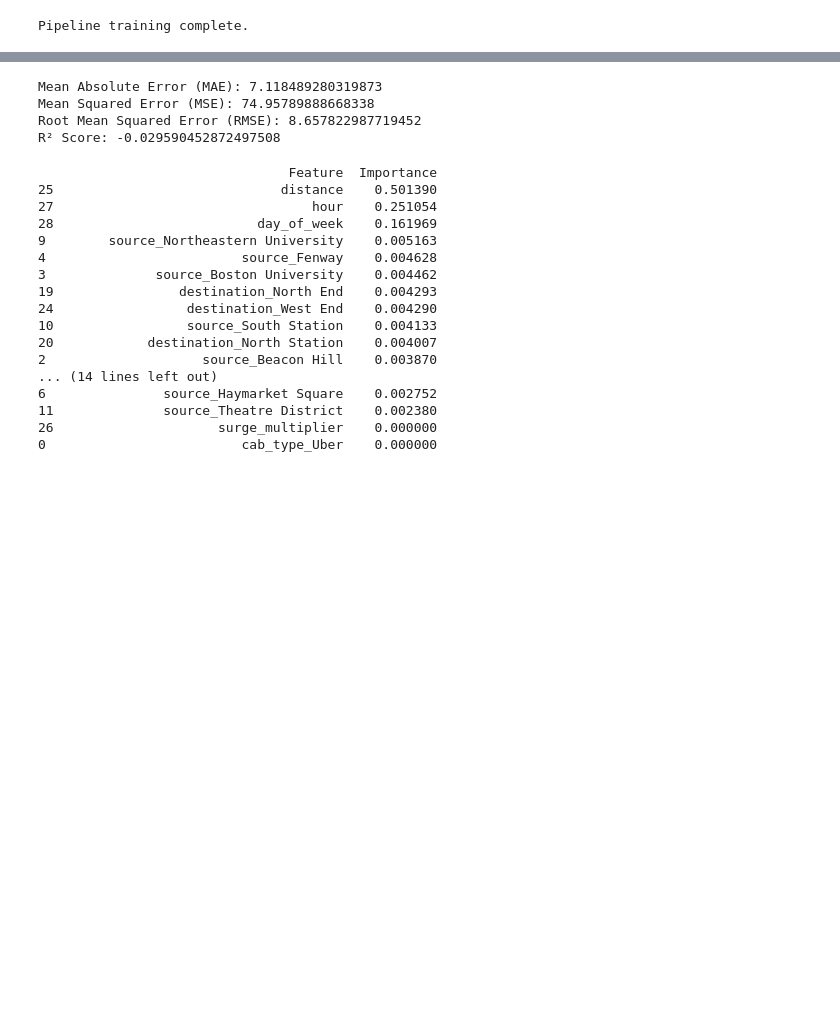
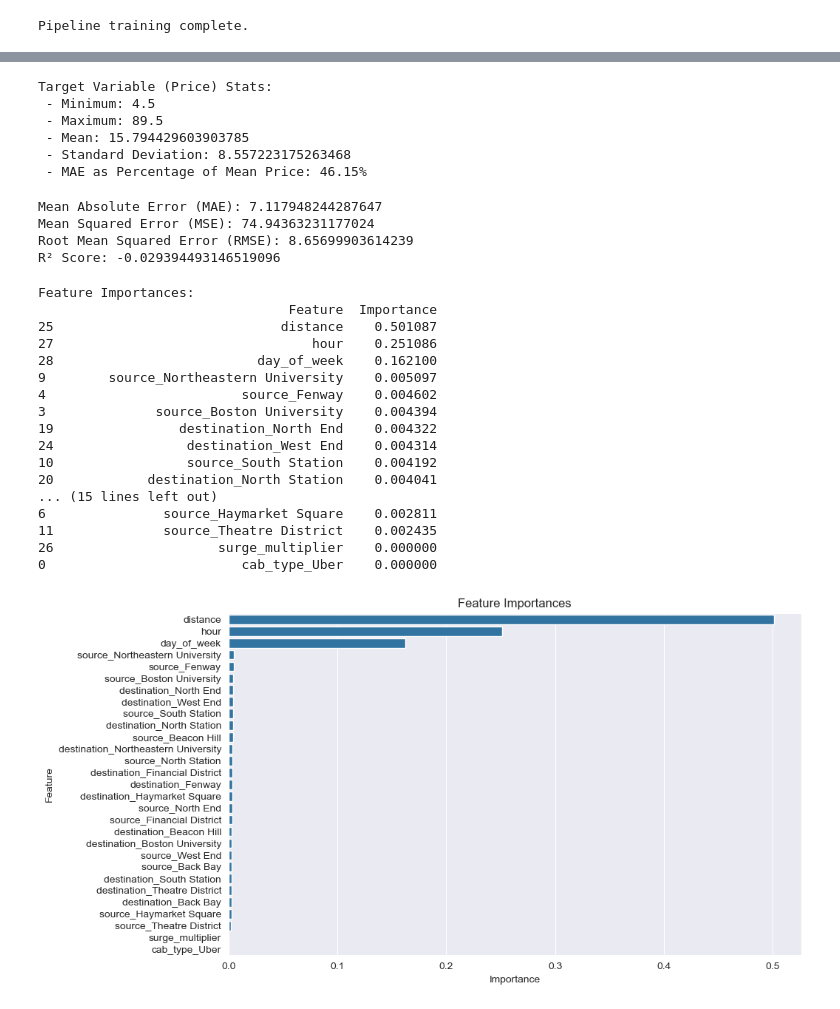
Before and after one commit to rishikamtam12/UberFarePredictor, a Jupyter notebook: mlModeling.ipynb, the cells around one changed output, grey strips where cells are left out. Saved outputs shown, nothing was run; the diff lists cells and outputs as text; code cells hidden in the pictures; blank space fills up the shorter version.

Commit message:
ml models finished

```diff
--- a/mlModeling.ipynb
+++ b/mlModeling.ipynb
@@ -293,7 +228,8 @@ X_train, X_test, y_train, y_test = train_test_split(X, y, test_size=0.2, random_
 # creating pipeline and training the model
 
 # Set up the Random Forest model
-rf_model = RandomForestRegressor(n_estimators=100, random_state=42)
+rf_model = RandomForestRegressor(n_estimators=150, n_jobs=-1, random_state=42)
+
 
 # Create a pipeline with preprocessing and the model
 pipeline = Pipeline(steps=[
@@ -340,3 +272,26 @@ KeyboardInterrupt:
+# %%
+# Analyze the target variable's range
+y_min = y.min()
+y_max = y.max()
+y_mean = y.mean()
+y_std = y.std()
+
+# Calculate MAE as a percentage of the mean price
+mean_mae = np.mean(cv_mae_scores)  # Use the mean MAE from cross-validation
+
+print(f"Target Variable (Price) Stats:")
+print(f" - Minimum: {y_min}")
+print(f" - Maximum: {y_max}")
+print(f" - Mean: {y_mean}")
+print(f" - Standard Deviation: {y_std}")
+print(f" - MAE as Percentage of Mean Price: {mean_mae / y_mean * 100:.2f}%")
+# %% [output]
+Target Variable (Price) Stats:
+ - Minimum: 4.5
+ - Maximum: 89.5
+ - Mean: 15.794429603903785
+ - Standard Deviation: 8.557223175263468
+ - MAE as Percentage of Mean Price: 46.15%
 # %%
 # making predictions and evaluating model
 
@@ -353,45 +308,51 @@ print(f"Mean Squared Error (MSE): {mse}")
 print(f"Root Mean Squared Error (RMSE): {rmse}")
 print(f"R² Score: {r2}")
 # %% [output]
-Mean Absolute Error (MAE): 7.118489280319873
-Mean Squared Error (MSE): 74.95789888668338
-Root Mean Squared Error (RMSE): 8.657822987719452
-R² Score: -0.029590452872497508
+Mean Absolute Error (MAE): 7.117948244287647
+Mean Squared Error (MSE): 74.94363231177024
+Root Mean Squared Error (RMSE): 8.65699903614239
+R² Score: -0.029394493146519096
 # %%
-# getting importance of each feature in the model
-
 # Access the trained Random Forest model from the pipeline
 rf_model_trained = pipeline.named_steps['regressor']
 
 # Get feature importances
 feature_names = pipeline.named_steps['preprocessor'].transformers_[0][1].get_feature_names_out(categorical_features)
 all_features = list(feature_names) + numerical_features
 feature_importances = rf_model_trained.feature_importances_
 
 # Combine feature names and their importances into a DataFrame
 import pandas as pd
 feature_importance_df = pd.DataFrame({
     'Feature': all_features,
     'Importance': feature_importances
 }).sort_values(by='Importance', ascending=False)
 
 # Display the feature importances
+print("Feature Importances:")
 print(feature_importance_df)
+
+# Plot feature importances
+plt.figure(figsize=(10, 6))
+sns.barplot(x='Importance', y='Feature', data=feature_importance_df)
+plt.title("Feature Importances")
+plt.show()
 # %% [output]
+Feature Importances:
                                 Feature  Importance
-25                             distance    0.501390
-27                                 hour    0.251054
-28                          day_of_week    0.161969
-9        source_Northeastern University    0.005163
-4                         source_Fenway    0.004628
-3              source_Boston University    0.004462
-19                destination_North End    0.004293
-24                 destination_West End    0.004290
-10                 source_South Station    0.004133
-20            destination_North Station    0.004007
-2                    source_Beacon Hill    0.003870
-... (14 lines left out)
-6               source_Haymarket Square    0.002752
-11              source_Theatre District    0.002380
+25                             distance    0.501087
+27                                 hour    0.251086
+28                          day_of_week    0.162100
+9        source_Northeastern University    0.005097
+4                         source_Fenway    0.004602
+3              source_Boston University    0.004394
+19                destination_North End    0.004322
+24                 destination_West End    0.004314
+10                 source_South Station    0.004192
+20            destination_North Station    0.004041
+... (15 lines left out)
+6               source_Haymarket Square    0.002811
+11              source_Theatre District    0.002435
 26                     surge_multiplier    0.000000
 0                         cab_type_Uber    0.000000
+[figure, added]
```
Also changed, not shown: parts of 13 cells of this notebook.
